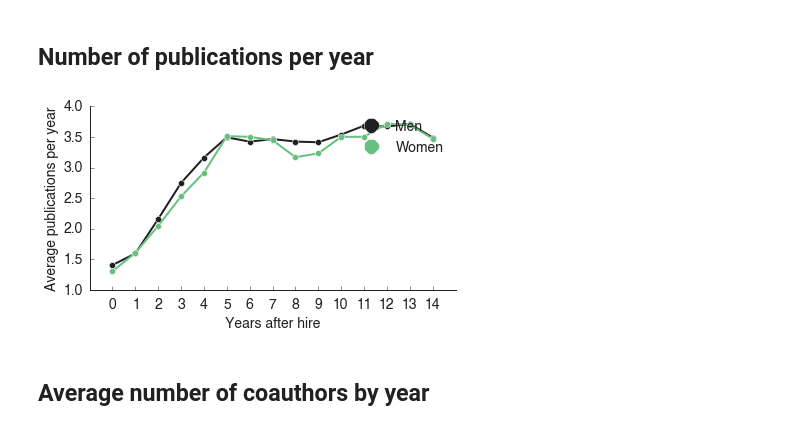
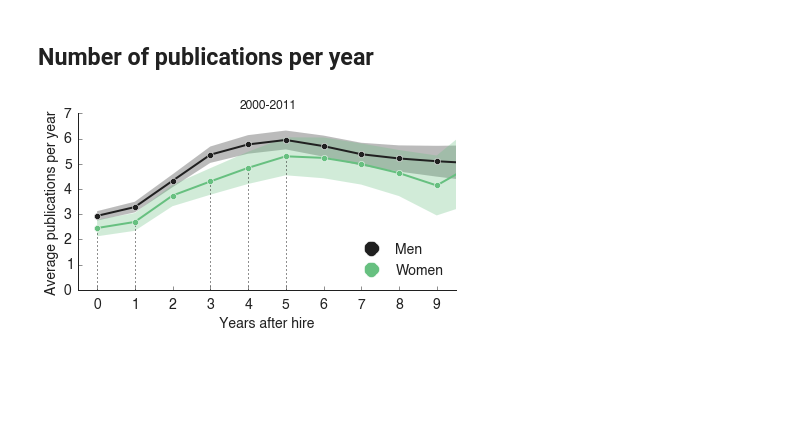
Before and after one commit to samfway/faculty_hiring, a Jupyter notebook: notebooks-steeples/Personal Trajectories.ipynb, the cells around one changed output. Cells and saved outputs as stored; diff of their text form; code cells hidden in the pictures; blank space fills up the shorter version.

```diff
--- a/notebooks-steeples/Personal Trajectories.ipynb
+++ b/notebooks-steeples/Personal Trajectories.ipynb
@@ -40,23 +76,35 @@ load.load_all_publications(asst_faculty, dblp_dir)
 ## Number of publications per year
 # %%
 fig, ax = plt.subplots(figsize=(6,3.5))
-years_after = 15
-men = np.zeros(years_after, dtype=float)
-women = np.zeros(years_after, dtype=float)
+years_after = 41
+men_avg = np.zeros(years_after, dtype=float)
+men_upper = np.zeros_like(men_avg)
+men_lower = np.zeros_like(men_avg)
+women_avg = np.zeros(years_after, dtype=float)
+women_upper = np.zeros_like(women_avg)
+women_lower = np.zeros_like(women_avg)
 num_men = 0
 num_women = 0
 men_trajs = []
+men_traj_masks = []
 women_trajs = []
+women_traj_masks = []
+
+all_before = 2012
+all_after = 2000
+max_size = all_before - all_after + 1
+max_size = 12
 
 for person in asst_faculty:
     if 'dblp_pubs' not in person:
         continue
 
+    start = int(person.first_asst_job_year)
+    if start > all_before or start < all_after:
+        continue
+    career_length = 2012 - start  # Number of years as a professor.
 
-    start = int(person.first_asst_job_year)
-    if start >= 2002:
-        continue
-
+    # List of integers representing how many years post-hire each publication occurred.
     year_diffs = []
     for pub in person['dblp_pubs']:
         if 'year' in pub and pub['year'] >= start:
@@ -64,55 +112,71 @@ for person in asst_faculty:
 
     num_pubs = float(len(year_diffs))
     pub_counts = Counter(year_diffs)
-    last_pub = 2015 - start
     pub_traj = [pub_counts[y] for y in xrange(years_after)]
+    traj_mask = np.ones_like(pub_traj)
+
+    if career_length < years_after:
+        traj_mask[career_length:] = 0
 
     if person.is_female:
-        women += pub_traj
         women_trajs.append(pub_traj)
+        women_traj_masks.append(traj_mask.copy())
         num_women += 1
-        color = FEMALE_COLOR
     else:
-        men += pub_traj
         men_trajs.append(pub_traj)
+        men_traj_masks.append(traj_mask.copy())
         num_men += 1
-        color = ALMOST_BLACK
 
 men_trajs = np.array(men_trajs)
+men_masks = np.array(men_traj_masks)
 women_trajs = np.array(women_trajs)
+women_masks = np.array(women_traj_masks)
 
 sig = []
+
 for i in xrange(years_after):
+    men_mask = where(men_masks[:,i])[0]
+    women_mask = where(women_masks[:,i])[0]
     try:
-        s, pval = mannwhitneyu(men_trajs[:,i], women_trajs[:,i])
+        s, pval = mannwhitneyu(men_trajs[men_mask,i], women_trajs[women_mask,i])
         if pval < 0.05:
             sig.append(i)
     except:
         pass
-
-ax.set_xticks(xrange(years_after))
-men_avg = men / num_men
-women_avg = women / num_women
+    men_avg[i], men_lower[i], men_upper[i] = mean_confidence_interval(men_trajs[men_mask,i])
+    women_avg[i], women_lower[i], women_upper[i] = mean_confidence_interval(women_trajs[women_mask,i])
+    #women_avg[i] = np.mean(women_trajs[women_mask,i])
 
 for i in sig:
     ax.plot([i,i], [0, women_avg[i]], ':', color=ALMOST_BLACK)
 
-ax.plot(men_avg, '-o', color=ALMOST_BLACK, markeredgecolor='w', linewidth=LINE_WIDTH, clip_on=False, label="Men")
-ax.plot(women_avg, '-o', color=FEMALE_COLOR, markeredgecolor='w',linewidth=LINE_WIDTH, clip_on=False, label="Women")
+max_size -= 1
+ax.fill_between(xrange(max_size), men_lower[:max_size], men_upper[:max_size], color=ALMOST_BLACK, edgecolor="None", alpha=0.3)
+ax.fill_between(xrange(max_size), women_lower[:max_size], women_upper[:max_size], color=FEMALE_COLOR, edgecolor="None", alpha=0.3)
+
+ax.plot(men_avg[:max_size], '-o', color=ALMOST_BLACK, markeredgecolor='w', linewidth=LINE_WIDTH, label="Men")
+ax.plot(women_avg[:max_size], '-o', color=FEMALE_COLOR, markeredgecolor='w',linewidth=LINE_WIDTH, label="Women")
 
 ax.set_xlabel('Years after hire', fontsize=LABEL_SIZE)
 ax.set_ylabel('Average publications per year', fontsize=LABEL_SIZE)
 ax.tick_params(axis='both', which='major', labelsize=LABEL_SIZE, pad=7)
 
 fake_line_all = Line2D(range(1), range(1), color=ALMOST_BLACK, marker='o',markersize=15, linestyle='None', markeredgecolor='w')
 fake_line_f = Line2D(range(1), range(1), color=FEMALE_COLOR, marker='o',markersize=15, linestyle='None', markeredgecolor='w')
-plt.legend((fake_line_all,fake_line_f),('Men','Women'), numpoints=1, loc='upper right', frameon=False, fontsize=LABEL_SIZE)
+plt.legend((fake_line_all,fake_line_f),('Men','Women'), numpoints=1, loc='lower right', frameon=False, fontsize=LABEL_SIZE)
 
-ax.set_xlim(-1, years_after)
+if max_size <= 12:
+    ax.set_xticks(np.arange(max_size-1))
+else:
+    ax.set_xticks(5*np.arange(8))
+
+pad = 0.5
+ax.set_xlim(-pad, max_size-2+pad)
+
 hide_right_top_axis(ax)
+ax.set_title('%d-%d' % (all_after, all_before-1))
 
+plt.savefig('pubs_by_gender_%d-%d.pdf' % (all_after, all_before-1))
 plt.show()
 # %% [output]
-[figure, old version]
+[figure, new version]
-# %% [markdown]
-## Average number of coauthors by year
```
Also changed, not shown: parts of 35 cells of this notebook, 11 other files.
